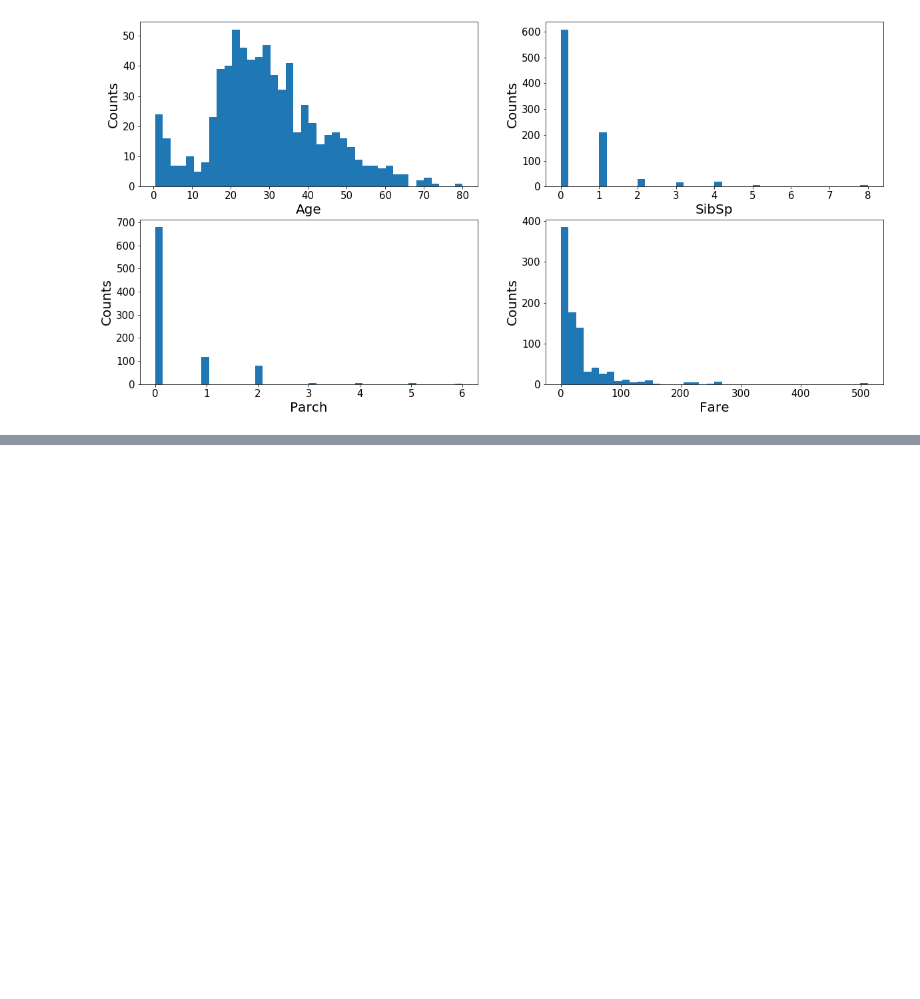
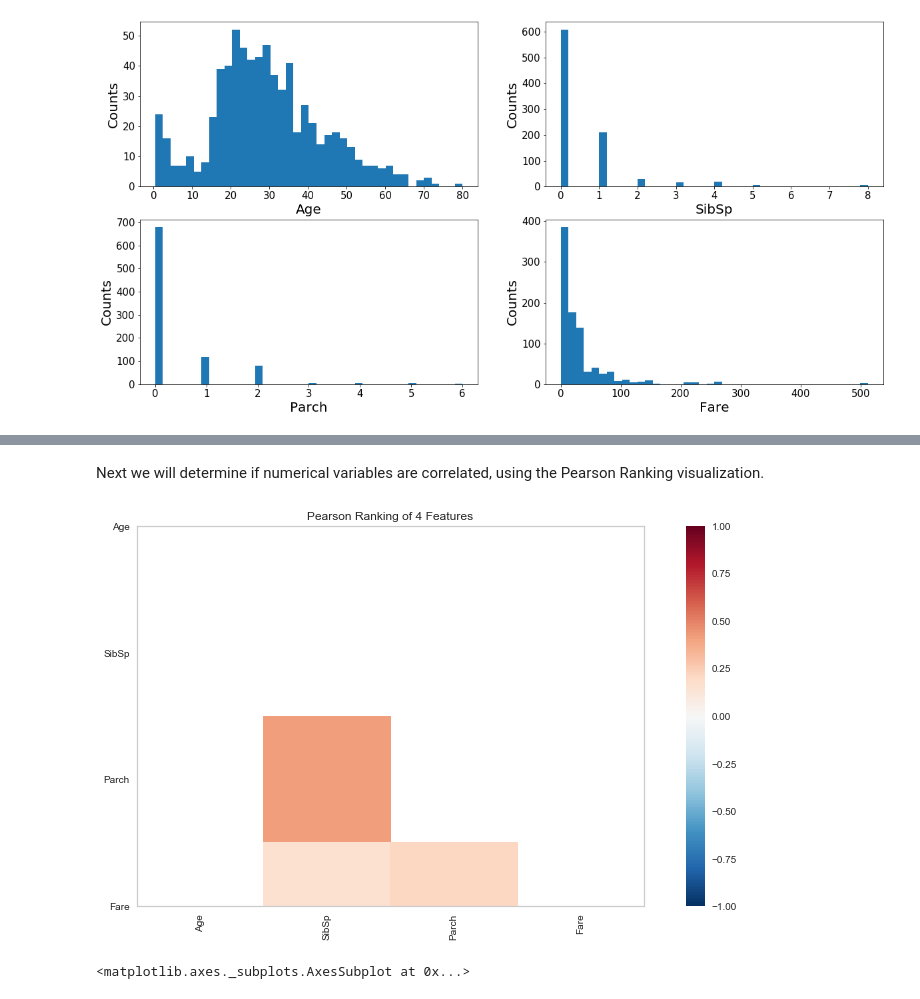
Before and after one commit to kdenny25/Titanic-Survival-Analysis, a Jupyter notebook: Titanic Survivor Analysis.ipynb, the cells around one changed output, grey strips where cells are left out. Cells and saved outputs as stored; diff of their text form; code cells hidden in the pictures; blank space fills up the shorter version.

```diff
--- a/Titanic Survivor Analysis.ipynb
+++ b/Titanic Survivor Analysis.ipynb
@@ -123,0 +177,27 @@ for idx, ax in enumerate(axes):
+# %% [markdown]
+Next we will determine if numerical variables are correlated, using the Pearson Ranking visualization.
+# %%
+# set up the figure size
+%matplotlib inline
+plt.rcParams['figure.figsize'] = (15,7)
+
+# import the package for visualization of the correlation
+from yellowbrick.features import Rank2D
+
+# extract the numpy arrays from the data frame
+X = data[num_features].as_matrix()
+
+# instatiate the visualizer with the Covariance ranking algorithm
+visualizer = Rank2D(features=num_features, algorithm='pearson')
+
+# Fit the data to the visualizer
+visualizer.fit(X)
+
+# Transform the data
+visualizer.transform(X)
+
+# Draw/show/poof the data
+visualizer.poof()
+# %% [output]
+[figure, added]
+<matplotlib.axes._subplots.AxesSubplot at 0x...>
```
Also changed, not shown: parts of 2 cells of this notebook.
